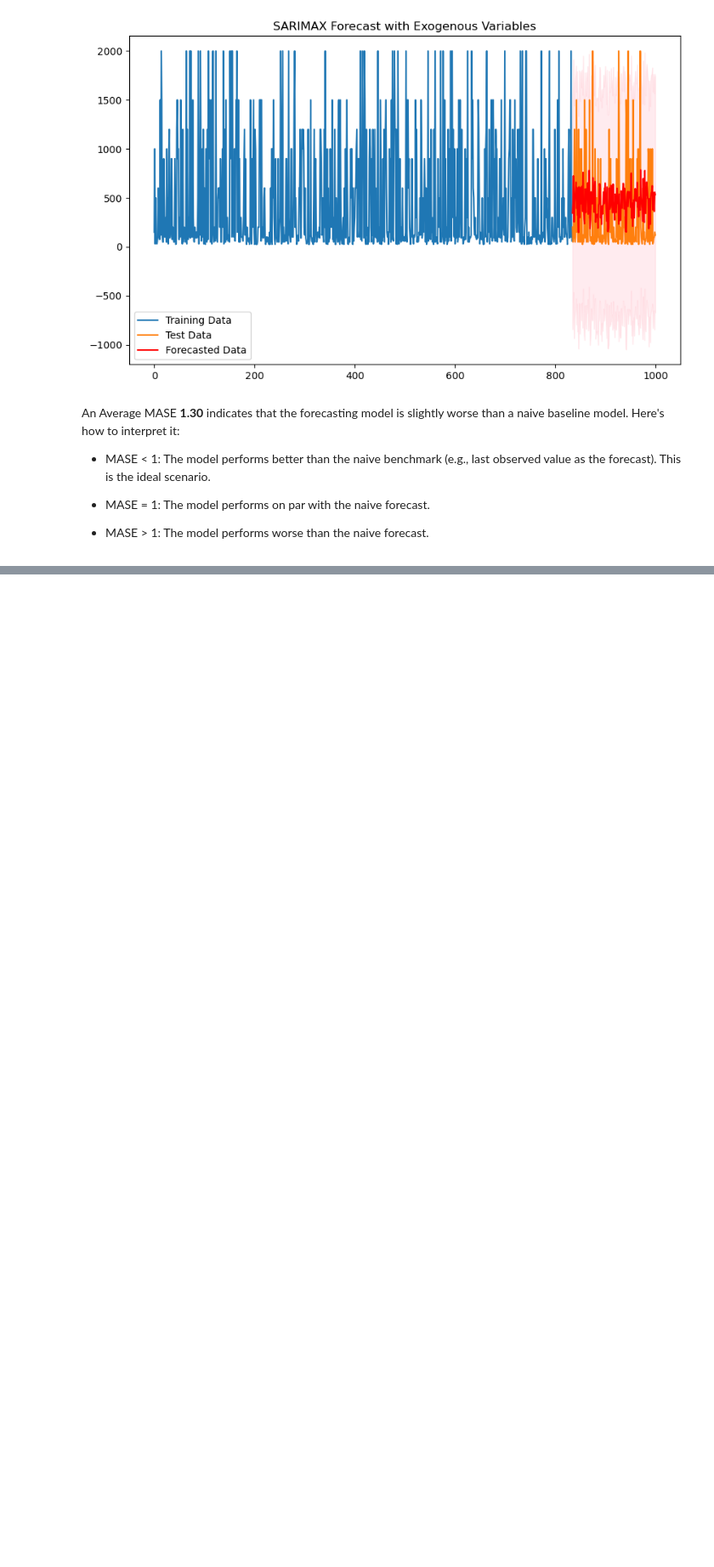
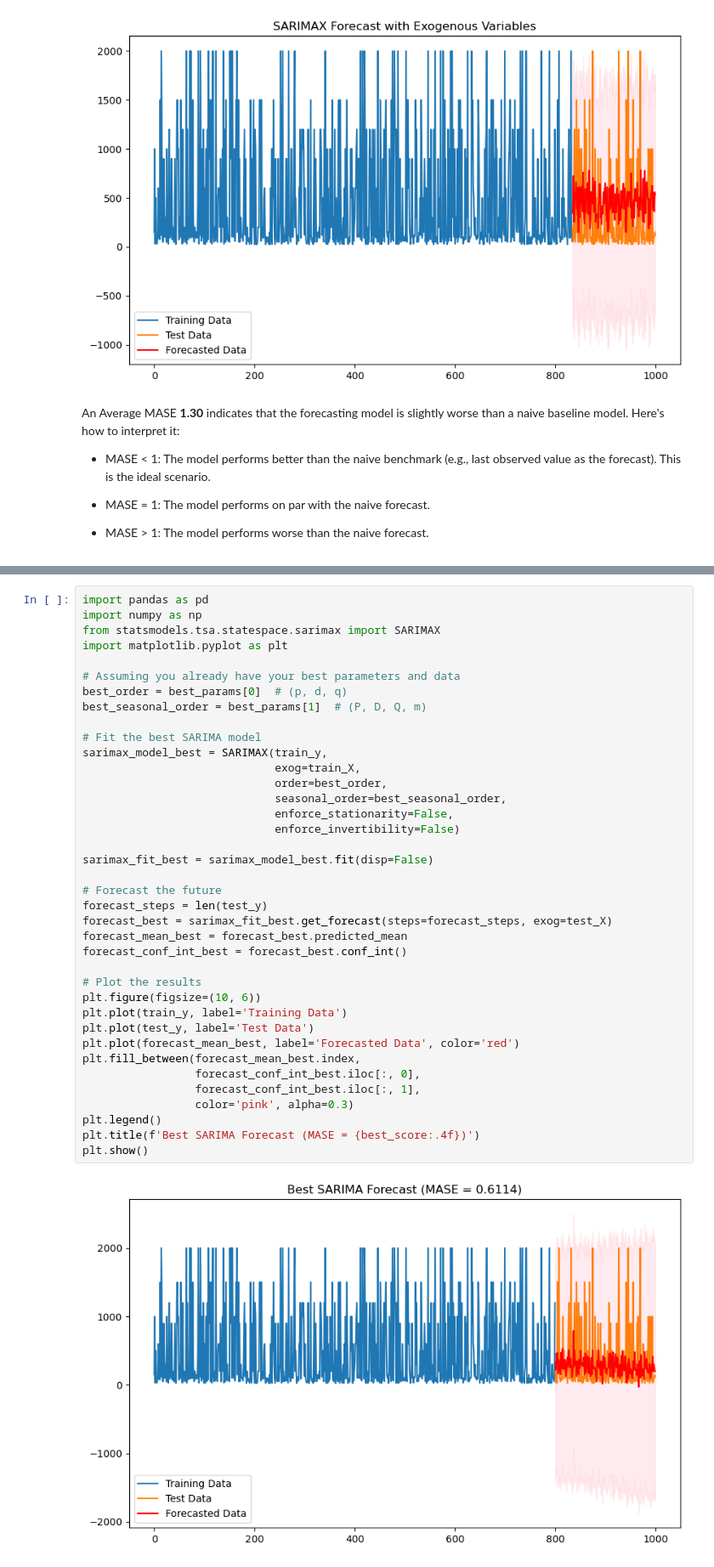
Before and after one commit to Team9DSI/Retail-Sales-and-Customer-Demographics, a Jupyter notebook: models/sarima.ipynb, the cells around one changed output, grey strips where cells are left out. Shown at 85% size. Drawn from its saved outputs; the diff is of its cells as text; blank space fills up the shorter version.

Commit message:
sarima with cross validation and hyperparameter tuning is done

```diff
--- a/models/sarima.ipynb
+++ b/models/sarima.ipynb
@@ -320,0 +409,40 @@ An Average MASE **1.30** indicates that the forecasting model is slightly worse
+# %%
+import pandas as pd
+import numpy as np
+from statsmodels.tsa.statespace.sarimax import SARIMAX
+import matplotlib.pyplot as plt
+
+# Assuming you already have your best parameters and data
+best_order = best_params[0]  # (p, d, q)
+best_seasonal_order = best_params[1]  # (P, D, Q, m)
+
+# Fit the best SARIMA model
+sarimax_model_best = SARIMAX(train_y,
+                             exog=train_X,
+                             order=best_order,
+                             seasonal_order=best_seasonal_order,
+                             enforce_stationarity=False,
+                             enforce_invertibility=False)
+
+sarimax_fit_best = sarimax_model_best.fit(disp=False)
+
+# Forecast the future
+forecast_steps = len(test_y)
+forecast_best = sarimax_fit_best.get_forecast(steps=forecast_steps, exog=test_X)
+forecast_mean_best = forecast_best.predicted_mean
+forecast_conf_int_best = forecast_best.conf_int()
+
+# Plot the results
+plt.figure(figsize=(10, 6))
+plt.plot(train_y, label='Training Data')
+plt.plot(test_y, label='Test Data')
+plt.plot(forecast_mean_best, label='Forecasted Data', color='red')
+plt.fill_between(forecast_mean_best.index,
+                 forecast_conf_int_best.iloc[:, 0],
+                 forecast_conf_int_best.iloc[:, 1],
+                 color='pink', alpha=0.3)
+plt.legend()
+plt.title(f'Best SARIMA Forecast (MASE = {best_score:.4f})')
+plt.show()
+# %% [output]
+[figure, added]
```
Also changed, not shown: parts of 3 cells of this notebook.
